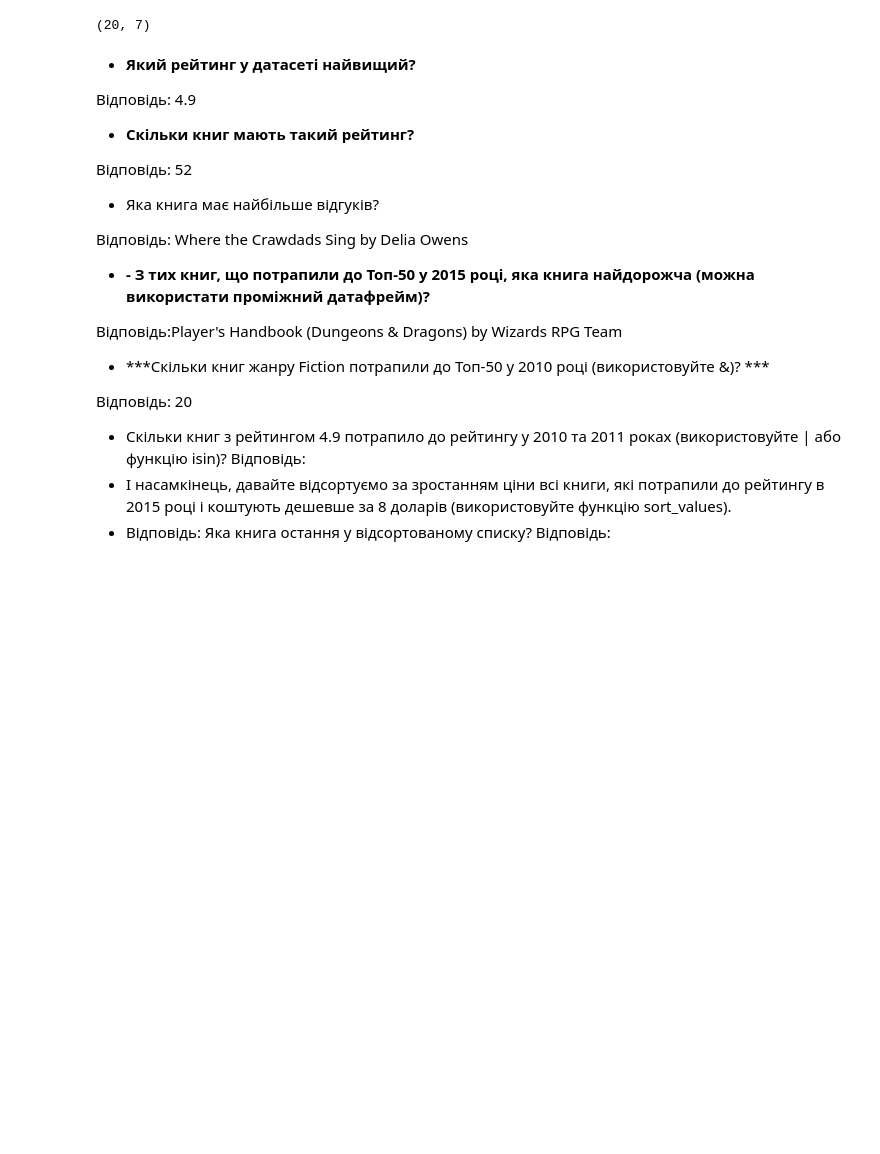
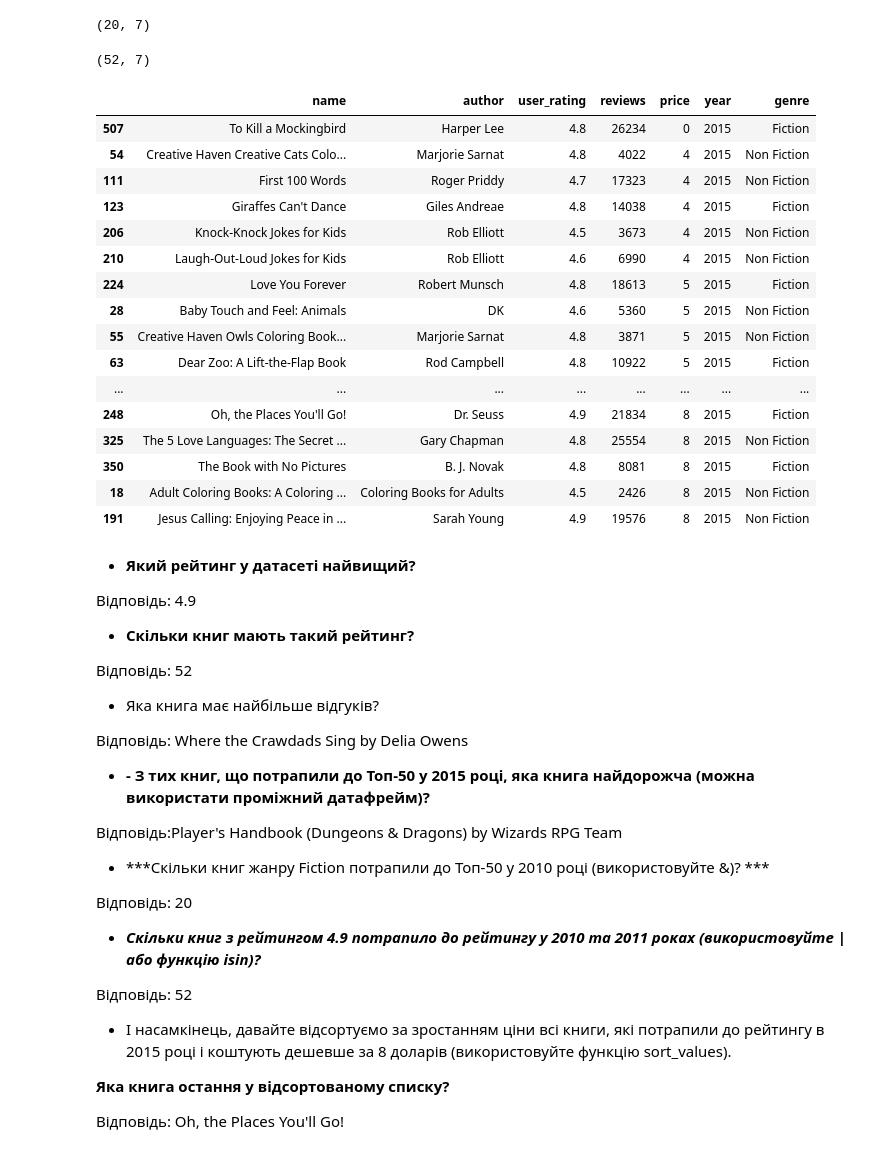
Before and after one commit to a33211/Data-science-homeworks, a Jupyter notebook: Hw2_3.ipynb, the cells around one changed output. Cells and saved outputs as stored; diff of their text form; code cells hidden in the pictures; blank space fills up the shorter version.

```diff
--- a/Hw2_3.ipynb
+++ b/Hw2_3.ipynb
@@ -134,6 +151,34 @@ filt = df.loc[(df['genre']=='Fiction')&(df['year'] ==2010)]
 print(filt.shape)
 # %% [output]
 (20, 7)
+# %%
+filt = df.loc[(df['user_rating']==4.9)]
+val = pd.DataFrame({'year': [2010, 2011]})
+filt.isin(val).shape
+# %% [output]
+(52, 7)
+# %%
+filt = df['year']==2015
+df = df.drop(df[df.price > 8].index)
+df.loc[filt].sort_values('price', ascending = True)
+# %% [output]
+|  | name | author | user_rating | reviews | price | year | genre |
+| 507 | To Kill a Mockingbird | Harper Lee | 4.8 | 26234 | 0 | 2015 | Fiction |
+| 54 | Creative Haven Creative Cats Colo... | Marjorie Sarnat | 4.8 | 4022 | 4 | 2015 | Non Fiction |
+| 111 | First 100 Words | Roger Priddy | 4.7 | 17323 | 4 | 2015 | Non Fiction |
+| 123 | Giraffes Can't Dance | Giles Andreae | 4.8 | 14038 | 4 | 2015 | Fiction |
+| 206 | Knock-Knock Jokes for Kids | Rob Elliott | 4.5 | 3673 | 4 | 2015 | Non Fiction |
+| 210 | Laugh-Out-Loud Jokes for Kids | Rob Elliott | 4.6 | 6990 | 4 | 2015 | Non Fiction |
+| 224 | Love You Forever | Robert Munsch | 4.8 | 18613 | 5 | 2015 | Fiction |
+| 28 | Baby Touch and Feel: Animals | DK | 4.6 | 5360 | 5 | 2015 | Non Fiction |
+| 55 | Creative Haven Owls Coloring Book... | Marjorie Sarnat | 4.8 | 3871 | 5 | 2015 | Non Fiction |
+| 63 | Dear Zoo: A Lift-the-Flap Book | Rod Campbell | 4.8 | 10922 | 5 | 2015 | Fiction |
+| ... | ... | ... | ... | ... | ... | ... | ... |
+| 248 | Oh, the Places You'll Go! | Dr. Seuss | 4.9 | 21834 | 8 | 2015 | Fiction |
+| 325 | The 5 Love Languages: The Secret ... | Gary Chapman | 4.8 | 25554 | 8 | 2015 | Non Fiction |
+| 350 | The Book with No Pictures | B. J. Novak | 4.8 | 8081 | 8 | 2015 | Fiction |
+| 18 | Adult Coloring Books: A Coloring ... | Coloring Books for Adults | 4.5 | 2426 | 8 | 2015 | Non Fiction |
+| 191 | Jesus Calling: Enjoying Peace in ... | Sarah Young | 4.9 | 19576 | 8 | 2015 | Non Fiction |
 # %% [markdown]
 - **Який рейтинг у датасеті найвищий?**
 
@@ -150,6 +195,11 @@ print(filt.shape)
 - ***Скільки книг жанру Fiction потрапили до Топ-50 у 2010 році (використовуйте &)? ***
 
 Відповідь: 20
-- Скільки книг з рейтингом 4.9 потрапило до рейтингу у 2010 та 2011 роках (використовуйте | або функцію isin)? Відповідь:
+- ***Скільки книг з рейтингом 4.9 потрапило до рейтингу у 2010 та 2011 роках (використовуйте | або функцію isin)?***
+
+Відповідь: 52
 - І насамкінець, давайте відсортуємо за зростанням ціни всі книги, які потрапили до рейтингу в 2015 році і коштують дешевше за 8 доларів (використовуйте функцію sort_values).
-- Відповідь: Яка книга остання у відсортованому списку? Відповідь:
+
+**Яка книга остання у відсортованому списку?**
+
+Відповідь: Oh, the Places You'll Go!
```
Also changed, not shown: parts of 12 cells of this notebook.
